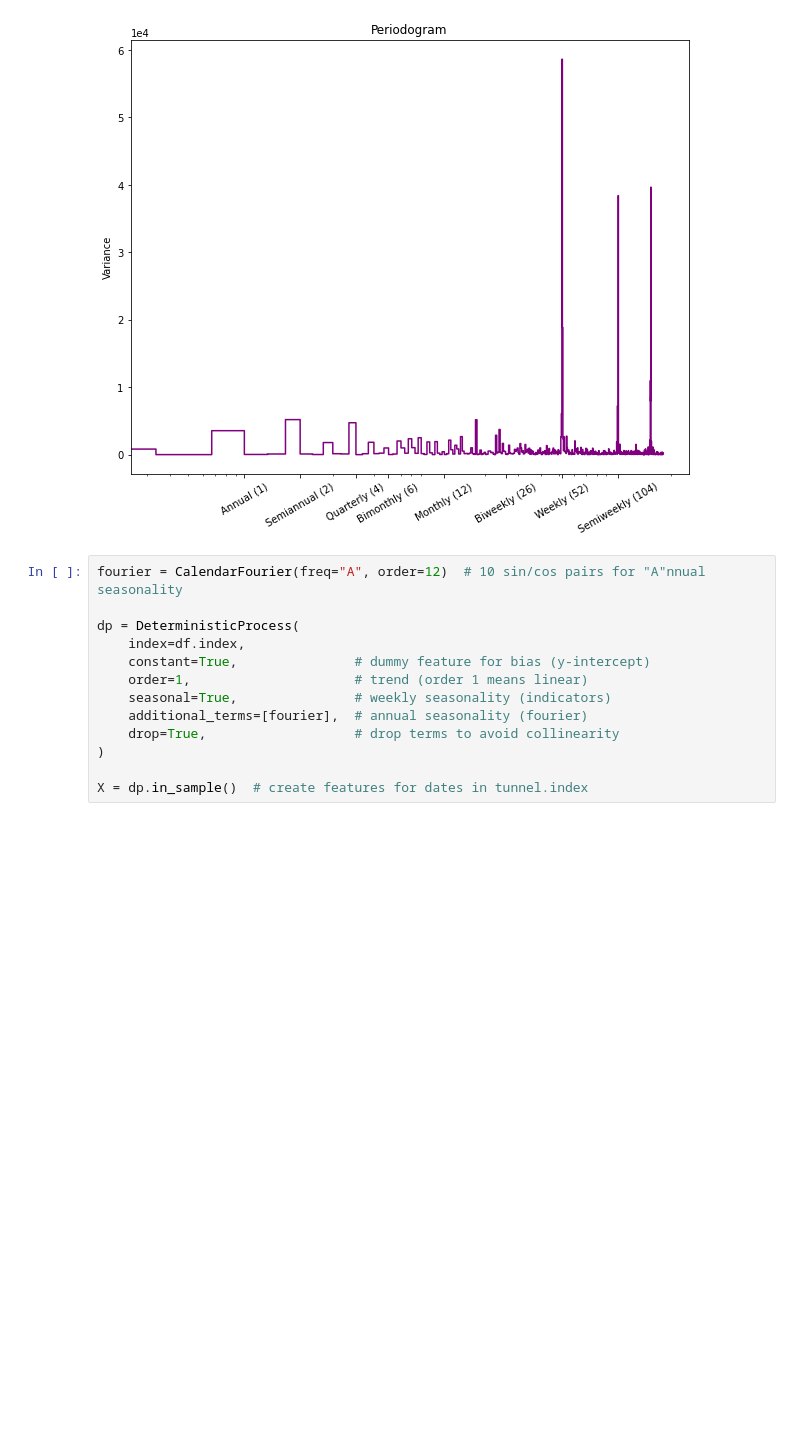
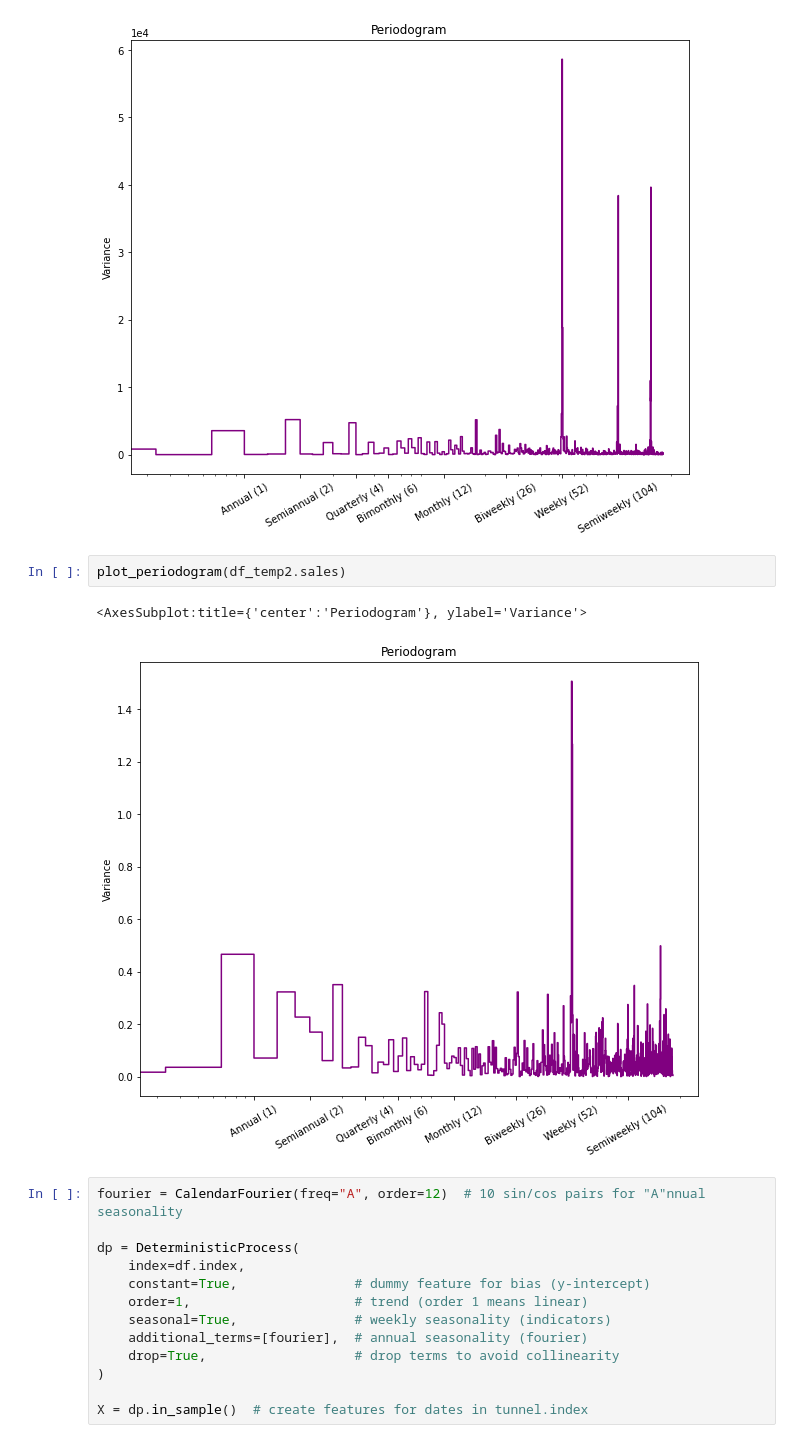
Before and after one commit to Shikunsh/time-series-forecasting, a Jupyter notebook: Store_Sales_Time_Series_Forecasting.ipynb, the cells around one changed output. Saved outputs shown, nothing was run; the diff lists cells and outputs as text; blank space fills up the shorter version.

```diff
--- a/Store_Sales_Time_Series_Forecasting.ipynb
+++ b/Store_Sales_Time_Series_Forecasting.ipynb
@@ -421,6 +455,11 @@ seasonal_plot(df_temp, y="sales", period="year", freq="dayofyear", ax=ax1);
 plot_periodogram(df_temp.sales);
 # %% [output]
 [figure]
+# %%
+plot_periodogram(df_temp2.sales)
+# %% [output]
+<AxesSubplot:title={'center':'Periodogram'}, ylabel='Variance'>
+[figure, added]
 # %%
 fourier = CalendarFourier(freq="A", order=12)  # 10 sin/cos pairs for "A"nnual seasonality
 
```
Also changed, not shown: parts of 28 cells of this notebook.
